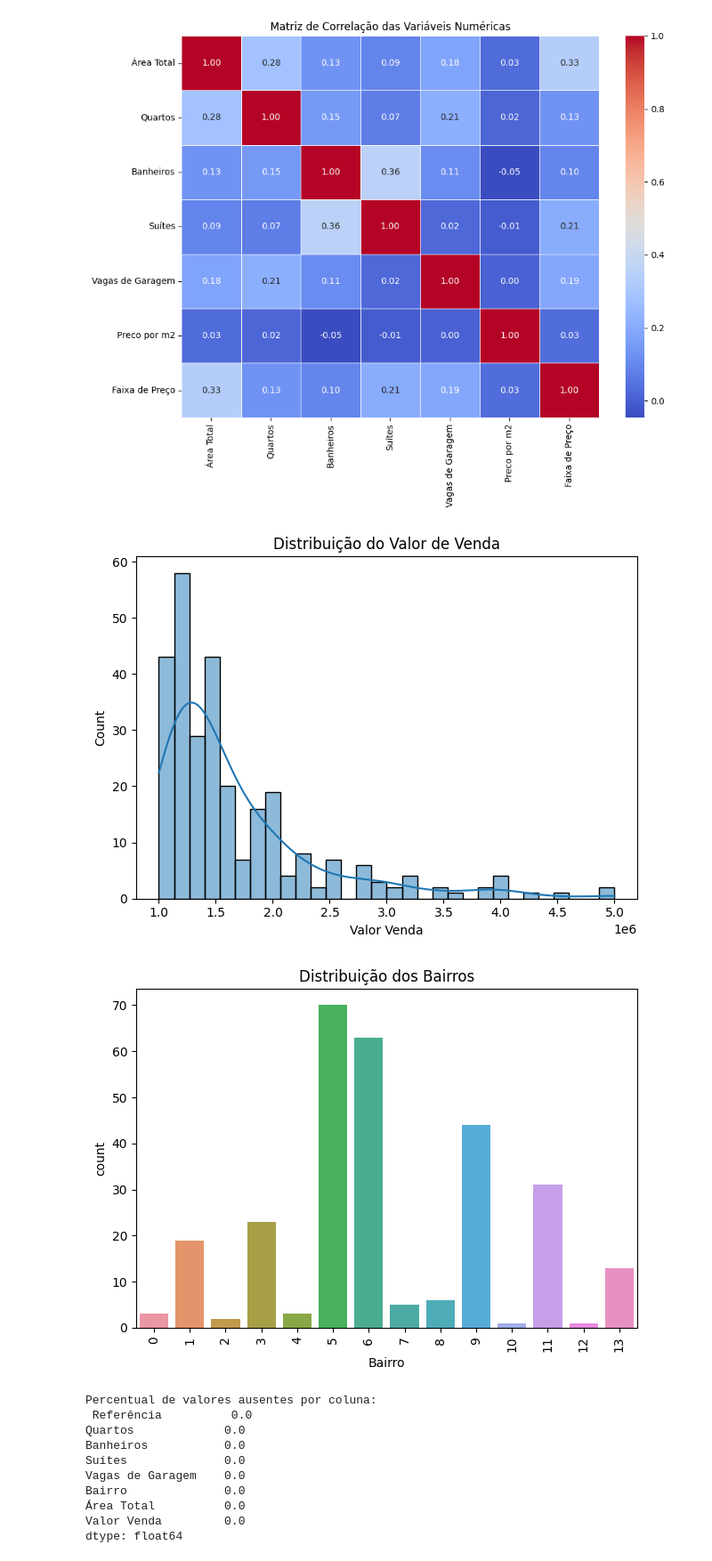
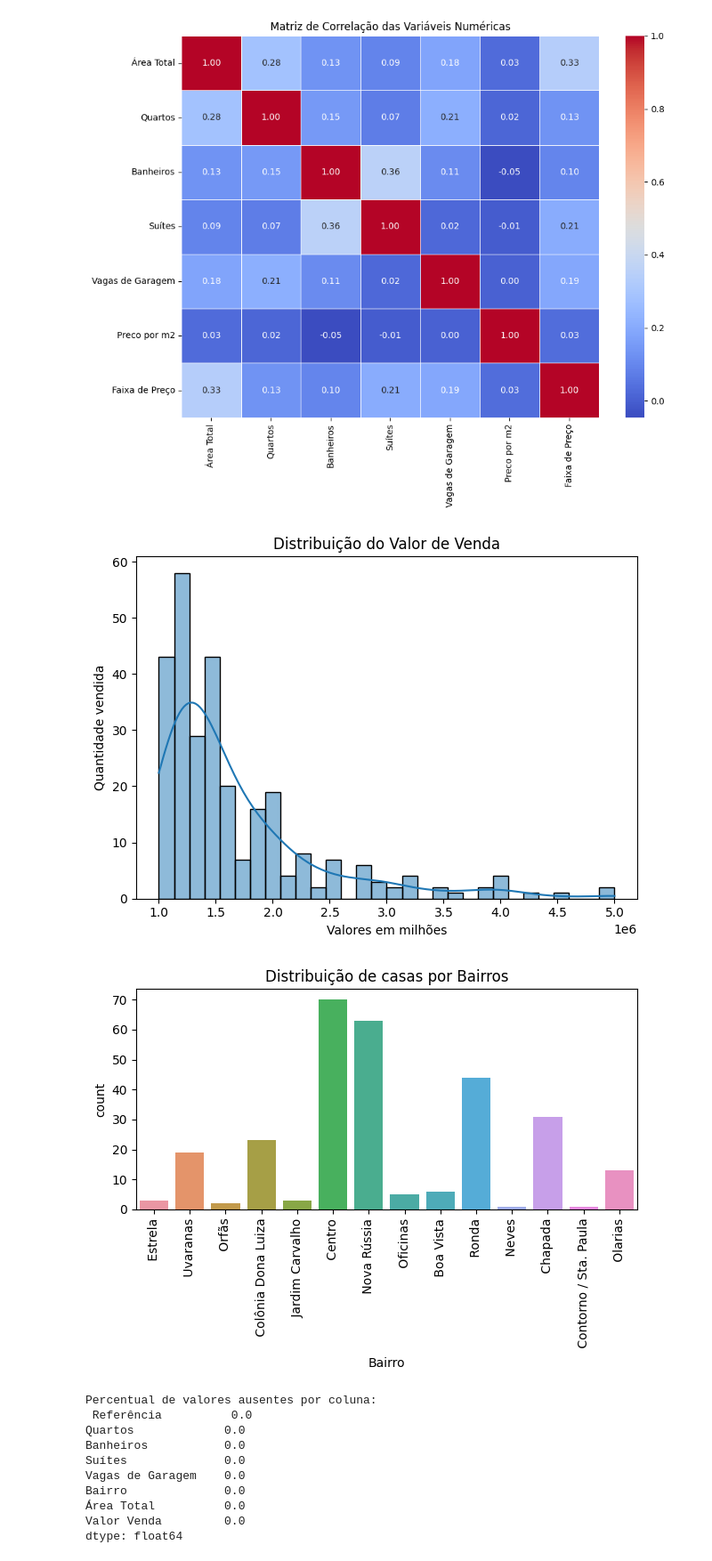
Before and after one commit to NathanAtaliba/C318_Project, a Jupyter notebook: 1M-5M.ipynb, the cells around one changed output. Shown at 89% size. Cells and saved outputs as stored; diff of their text form; code cells hidden in the pictures.

```diff
--- a/1000M-5000M.ipynb
+++ b/1M-5M.ipynb
@@ -95,21 +88,26 @@ plt.show()
 [figure]
 # %%
 # Verificar a distribuição do preço
+plt.xlabel('Valores em milhões')
+plt.ylabel('Quantidade vendida')
 sns.histplot(dfFiltrado['Valor Venda'], kde=True, bins=30)
 plt.title('Distribuição do Valor de Venda')
 plt.tight_layout()
 plt.show()
 # %% [output]
-[figure, old version]
+[figure, new version]
 # %%
 # Verificar a distribuição do bairro
 sns.countplot(data=dfFiltrado, x='Bairro')
-plt.title('Distribuição dos Bairros')
+plt.title('Distribuição de casas por Bairros')
 plt.xticks(rotation=90)
+# Ajustar os rótulos do eixo x para os nomes dos bairros
+bairros = le.inverse_transform(dfFiltrado['Bairro'].unique())
+plt.xticks(ticks=range(len(bairros)), labels=bairros, rotation=90)
 plt.tight_layout()
 plt.show()
 # %% [output]
-[figure, old version]
+[figure, new version]
 # %%
 # Visualizando os valores ausentes (antes da remoção)
 missing_values = df.isnull().sum()
```
Also changed, not shown: parts of 1 cell of this notebook, 6 other files.
